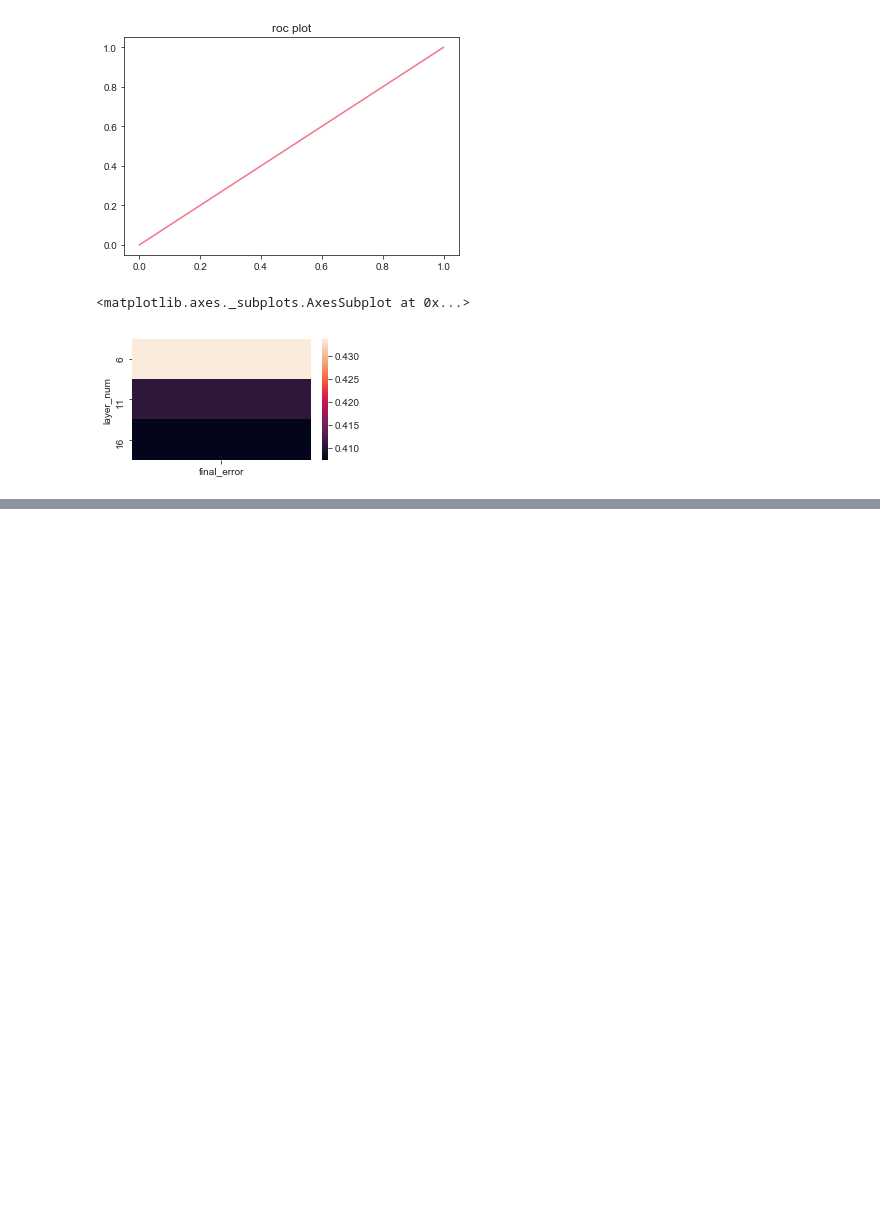
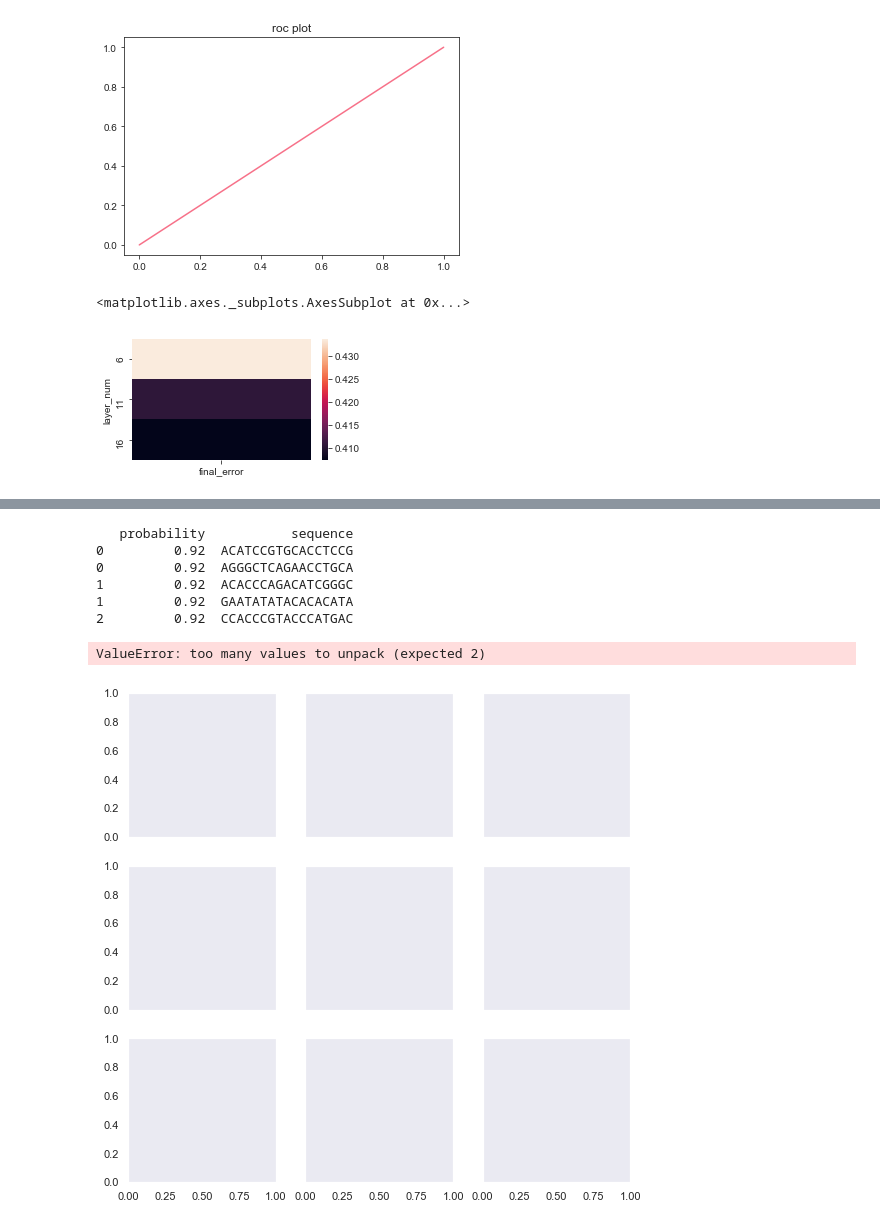
Before and after one commit to sayloren/camilla, a Jupyter notebook: intitiallook.ipynb, the cells around one changed output, grey strips where cells are left out. Saved outputs shown, nothing was run; the diff lists cells and outputs as text; code cells hidden in the pictures; blank space fills up the shorter version.

```diff
--- a/intitiallook.ipynb
+++ b/intitiallook.ipynb
@@ -1076,0 +1087,19 @@ KeyError: "['learning_rate' 'final_error'] not in index"
+# %%
+learning_rate = .001
+epochs = 100
+my_neurons = [68,68,68,34,34,34,34,34,34,17,17,17,17,17,17,9,9,9,3,3,3,1]
+x = np.array(pd.DataFrame(seq_train.binary.values.tolist()))
+y = np.array(pd.DataFrame(seq_train.probability.values.tolist()))
+test = np.array(pd.DataFrame(seq_test.binary.values.tolist()))
+
+collect = []
+for i in range(int(epochs/4)):
+    NN = NeuralNetwork(my_neurons)
+    error_list,epochs_run = NN.gradient_descent(x,y,epochs,learning_rate)
+    predictions,_ = NN.feed_forward(x)
+    fpr,tpr,_=roc_curve(y,predictions[-1])
+    roc_auc=auc(fpr, tpr)
+    collect.append([len(h),e,epochs_run,l,error_list[-1],pd_p['probability'].mean(),pd_p['probability'].std(),fpr,tpr,roc_auc])
+pd_params_two = pd.DataFrame(collect)
+pd_params_two.columns = ['layer_num','epochs','epochs_run','learning_rate','final_error','ave_prob','std_prob','fpr','tpr','auc']
+pd_params_two.to_csv('params.txt',sep='\t',header=True,index=False)
@@ -1076,0 +1124,38 @@ KeyError: "['learning_rate' 'final_error'] not in index"
+# %%
+predictions,_ = NN.feed_forward(test)
+pd_prob = pd.DataFrame(prediction[-1])
+pd_prob.columns = ['probability']
+pd_concat = pd_prob.join(concat_pos['sequence'])
+print(pd_concat.head())
+pd_concat.to_csv('probabilities.txt',sep='\t',header=True,index=False)
+# %% [output]
+   probability           sequence
+0         0.92  ACATCCGTGCACCTCCG
+0         0.92  AGGGCTCAGAACCTGCA
+1         0.92  ACACCCAGACATCGGGC
+1         0.92  GAATATATACACACATA
+2         0.92  CCACCCGTACCCATGAC
+# %%
+sns.set(style="dark")
+# rs = np.random.RandomState(50)
+
+# Set up the matplotlib figure
+f, axes = plt.subplots(3, 3, figsize=(9, 9), sharex=True, sharey=True)
+
+# Rotate the starting point around the cubehelix hue circle
+for ax, s in zip(axes.flat, np.linspace(0, 3, 10)):
+
+    # Create a cubehelix colormap to use with kdeplot
+    cmap = sns.cubehelix_palette(start=s, light=1, as_cmap=True)
+
+    # Generate and plot a random bivariate dataset
+#     x, y = rs.randn(2, 50)
+    x,y= NN.weights[-1]#NN.weights[0],NN.weights[2]
+
+    sns.kdeplot(x, y, cmap=cmap, shade=True, cut=5, ax=ax)
+    ax.set(xlim=(-3, 3), ylim=(-3, 3))
+
+f.tight_layout()
+# %% [output]
+ValueError: too many values to unpack (expected 2)
+[figure, added]
```
Also changed, not shown: parts of 6 cells of this notebook, 15 other files.
